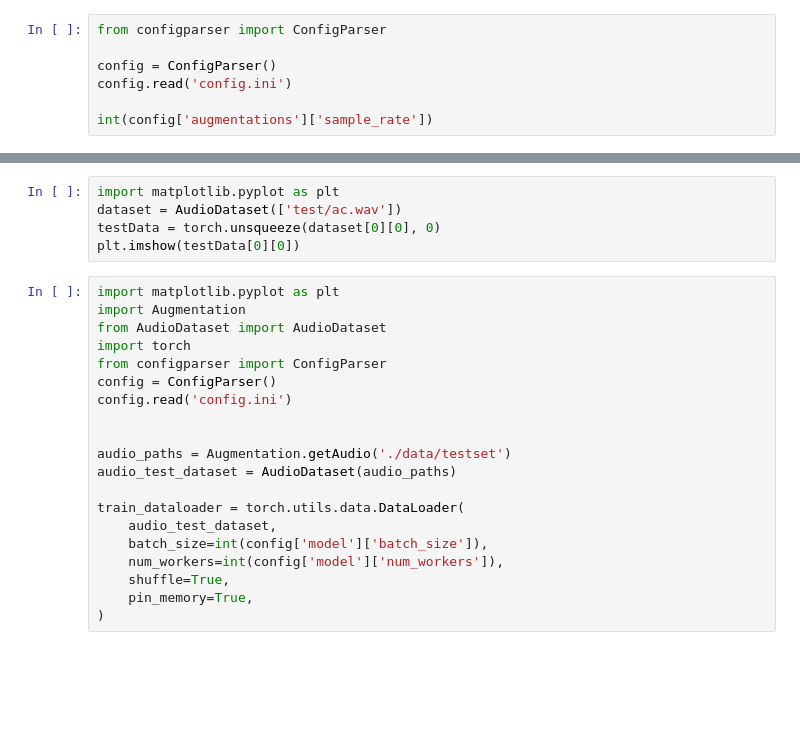
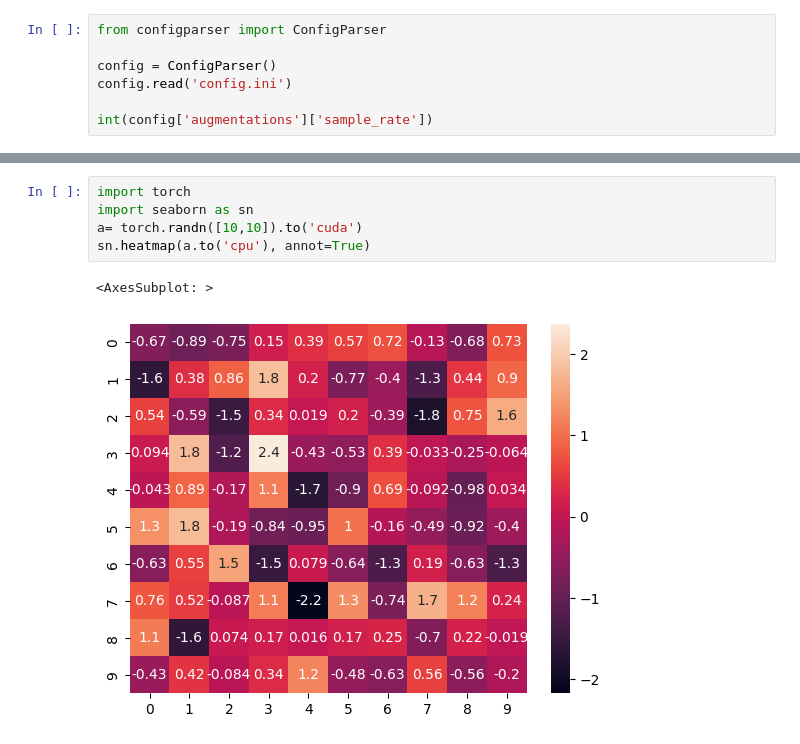
Before and after one commit to JQwebsite/AudioClassification-UrbanSounds8K-, a Jupyter notebook: playground.ipynb, the cells around one changed output, grey strips where cells are left out. Cells and saved outputs as stored; diff of their text form; blank space fills up the shorter version.

```diff
--- a/playground.ipynb
+++ b/playground.ipynb
@@ -32,25 +26,8 @@ Using cache found in C:\Users\Jian Quan/.cache\torch\hub\pytorch_vision_v0.10.0
-# %%
-import matplotlib.pyplot as plt
-dataset = AudioDataset(['test/ac.wav'])
-testData = torch.unsqueeze(dataset[0][0], 0)
-plt.imshow(testData[0][0])
-# %%
-import matplotlib.pyplot as plt
-import Augmentation
-from AudioDataset import AudioDataset
-import torch
-from configparser import ConfigParser
-config = ConfigParser()
-config.read('config.ini')
-
-
-audio_paths = Augmentation.getAudio('./data/testset')
-audio_test_dataset = AudioDataset(audio_paths)
-
-train_dataloader = torch.utils.data.DataLoader(
-    audio_test_dataset,
-    batch_size=int(config['model']['batch_size']),
-    num_workers=int(config['model']['num_workers']),
-    shuffle=True,
-    pin_memory=True,
-)
+# %%
+import torch
+import seaborn as sn
+a= torch.randn([10,10]).to('cuda')
+sn.heatmap(a.to('cpu'), annot=True)
+# %% [output]
+<AxesSubplot: >
+[figure, added]
```
Also changed, not shown: parts of 1 cell of this notebook, 7 other files.
